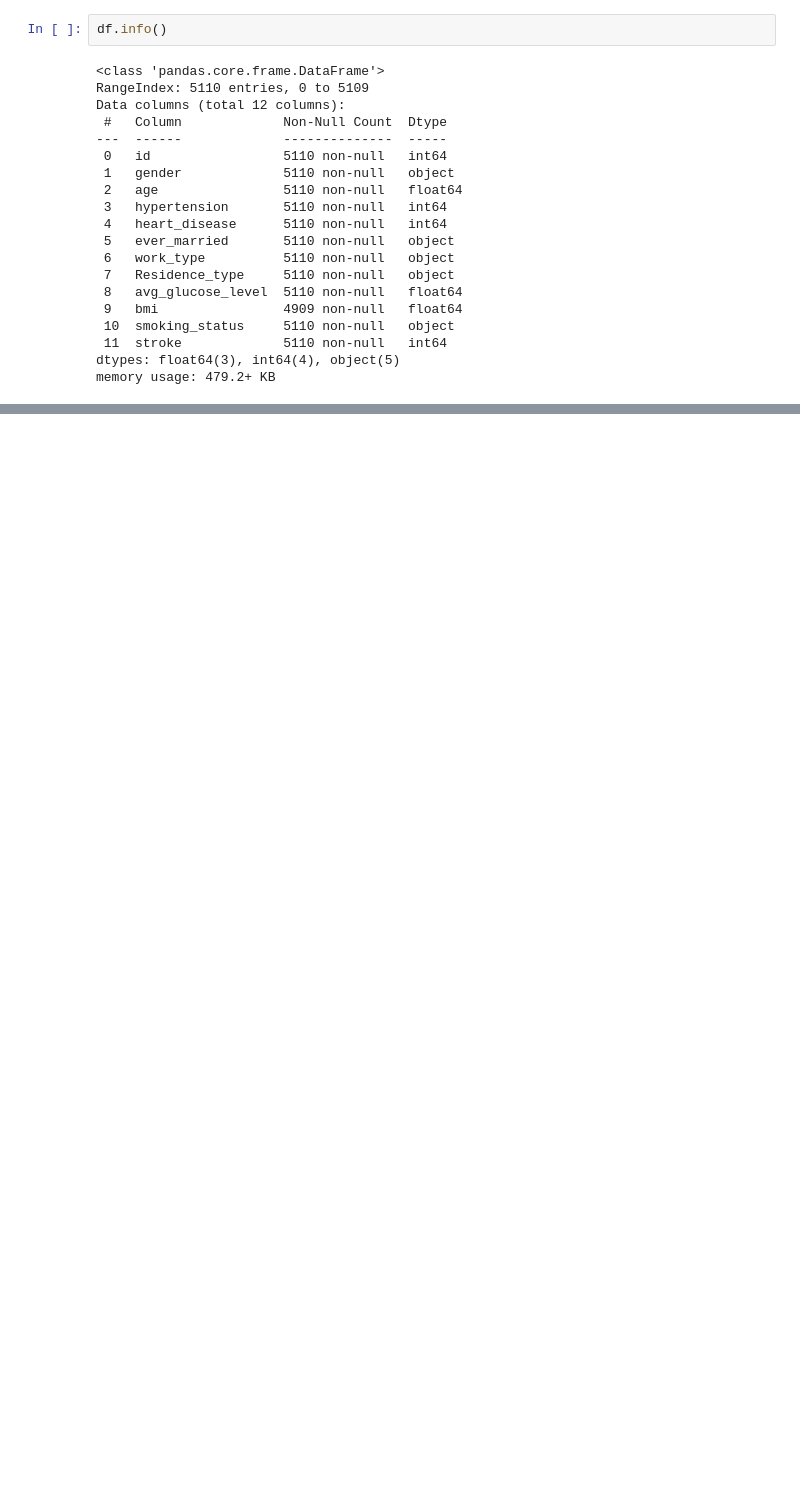
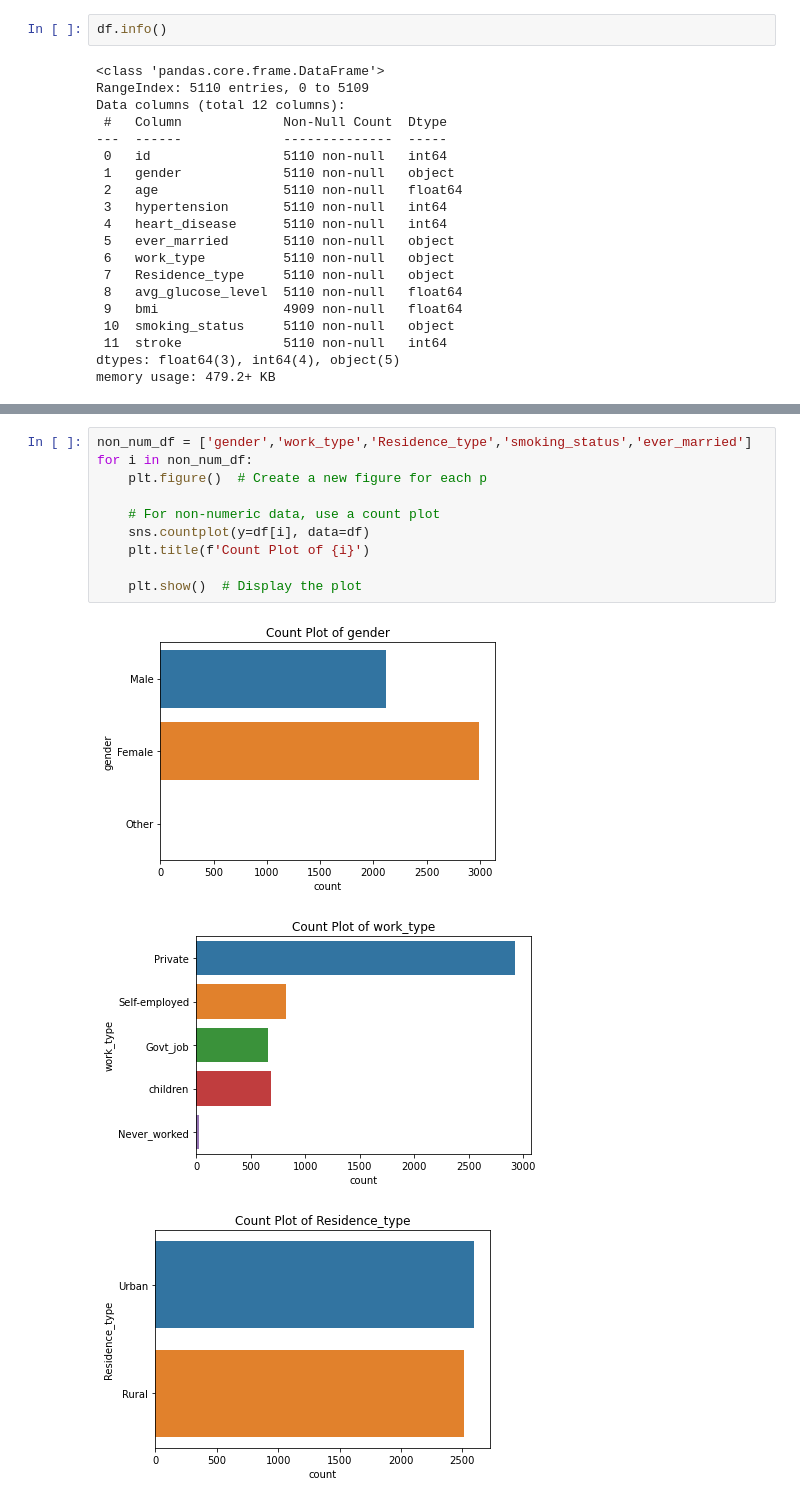
Before and after one commit to MaSOouD69/Capstone-Repo-Bootcamp-Project, a Jupyter notebook: capstone_Masoud_Arefi.ipynb, the cells around one changed output, grey strips where cells are left out. Saved outputs shown, nothing was run; the diff lists cells and outputs as text; blank space fills up the shorter version.

```diff
--- a/capstone_Masoud_Arefi.ipynb
+++ b/capstone_Masoud_Arefi.ipynb
@@ -127,0 +141,14 @@ memory usage: 479.2+ KB
+# %%
+non_num_df = ['gender','work_type','Residence_type','smoking_status','ever_married']
+for i in non_num_df:
+    plt.figure()  # Create a new figure for each p
+
+    # For non-numeric data, use a count plot
+    sns.countplot(y=df[i], data=df)
+    plt.title(f'Count Plot of {i}')
+
+    plt.show()  # Display the plot
+# %% [output]
+[figure, added]
+[figure, added]
+[figure, added]
```
Also changed, not shown: parts of 8 cells of this notebook.
